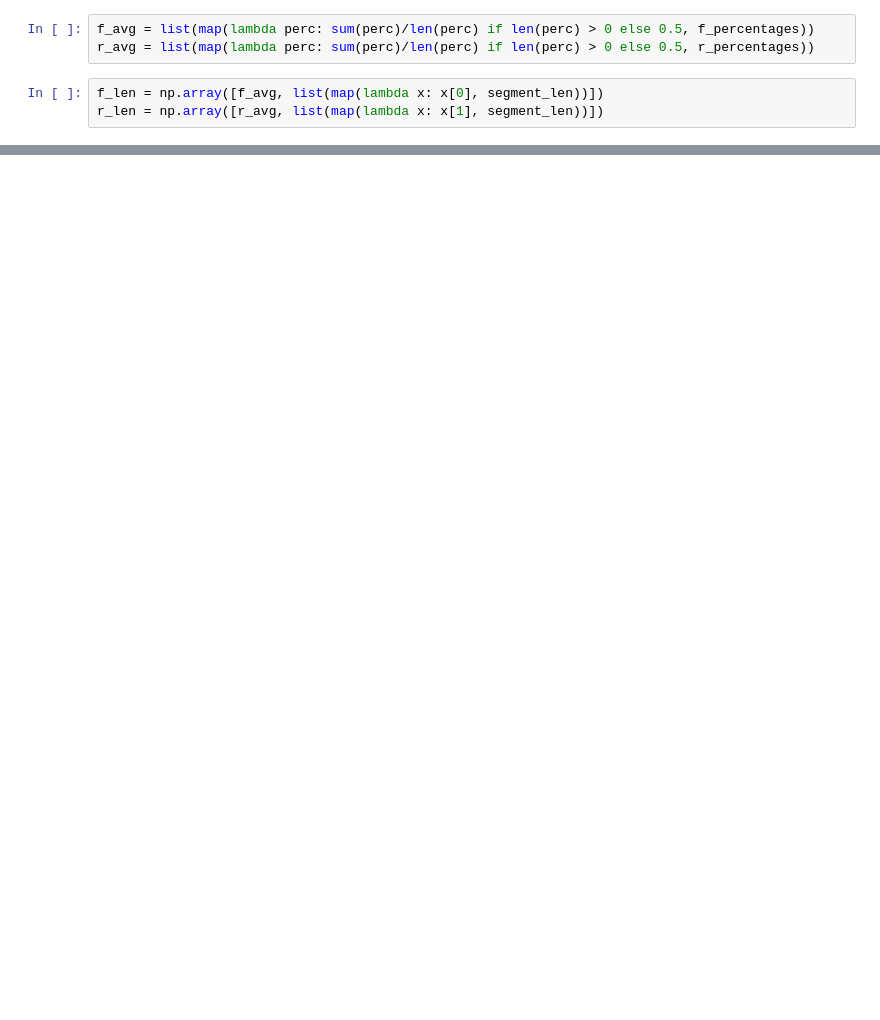
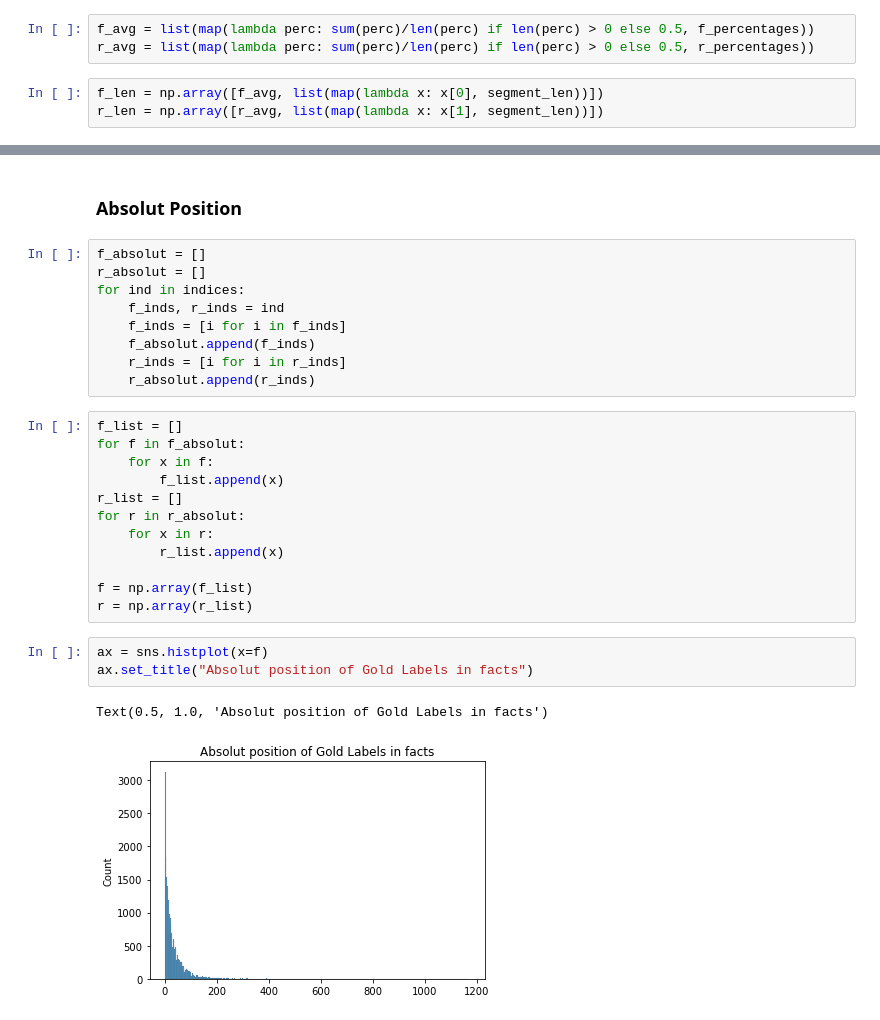
Before and after one commit to sebimo/LegalSum, a Jupyter notebook: src/analysis/Guiding Principles.ipynb, the cells around one changed output, grey strips where cells are left out. Cells and saved outputs as stored; diff of their text form; blank space fills up the shorter version.

```diff
--- a/src/analysis/Guiding Principles.ipynb
+++ b/src/analysis/Guiding Principles.ipynb
@@ -86,0 +92,29 @@ Length document against average relative position
+# %% [markdown]
+### Absolut Position
+# %%
+f_absolut = []
+r_absolut = []
+for ind in indices:
+    f_inds, r_inds = ind
+    f_inds = [i for i in f_inds]
+    f_absolut.append(f_inds)
+    r_inds = [i for i in r_inds]
+    r_absolut.append(r_inds)
+# %%
+f_list = []
+for f in f_absolut:
+    for x in f:
+        f_list.append(x)
+r_list = []
+for r in r_absolut:
+    for x in r:
+        r_list.append(x)
+
+f = np.array(f_list)
+r = np.array(r_list)
+# %%
+ax = sns.histplot(x=f)
+ax.set_title("Absolut position of Gold Labels in facts")
+# %% [output]
+Text(0.5, 1.0, 'Absolut position of Gold Labels in facts')
+[figure, added]
```
Also changed, not shown: parts of 6 cells of this notebook.
